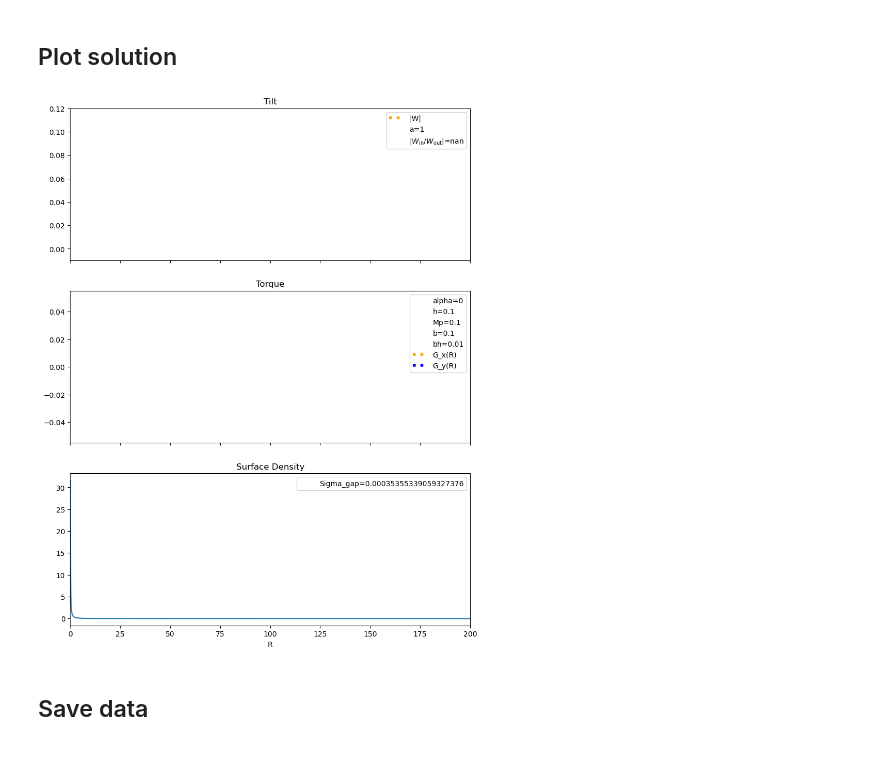
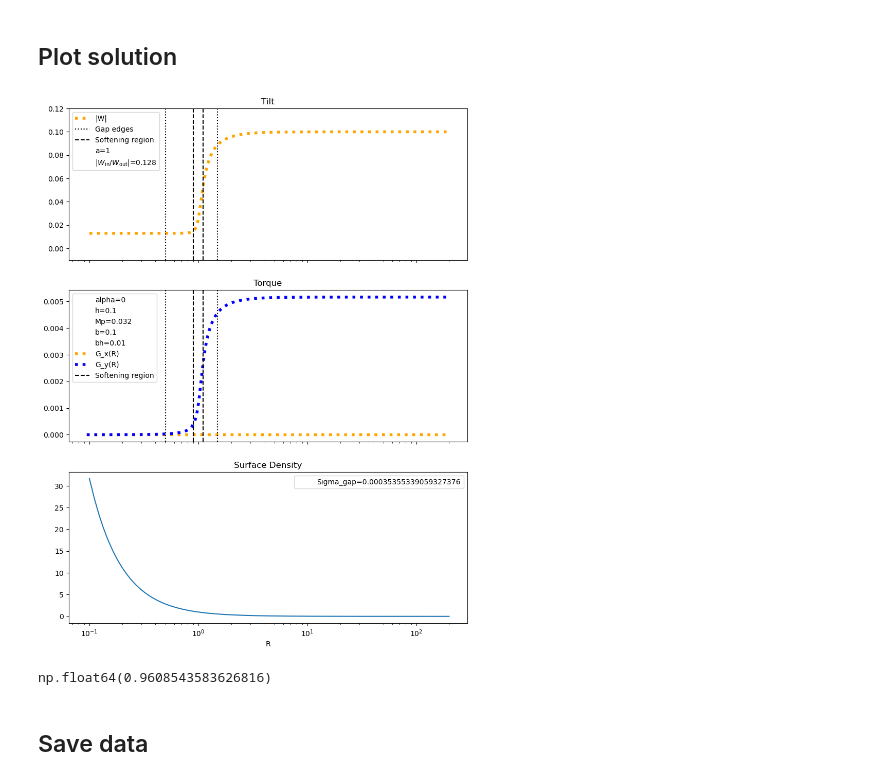
Before and after one commit to Jupiter1994/warped-disks, a Jupyter notebook: reduced-eqs-steady-state.ipynb, the cells around one changed output. Saved outputs shown, nothing was run; the diff lists cells and outputs as text; code cells hidden in the pictures.

Commit message:
recreated jeremy's figs 2,4

```diff
--- a/reduced-eqs-steady-state.ipynb
+++ b/reduced-eqs-steady-state.ipynb
@@ -37,13 +37,13 @@ cs = 0.1 # 0.02
 alpha = 0 # 0.01 # 0.019
 
 # planet parameters
-Mp, a = 1e-1, 1
+Mp, a = 3.2e-2, 1
 
 # toggle disk gap
 use_gap = False
-gap_depth = 100 # for a flat gap, this is Sigma_0/Sigma_gap
+gap_depth = 1e0 # for a flat gap, this is Sigma_0/Sigma_gap
 K, R_a, R_b, D_a, D_b = gap_depth, 0.5, 1.5, 0.05, 0.2
-use_Jeremys_profile = False # S * R**(-3/2), where S is different in or outside the gap
+use_Jeremys_profile = True # S * R**(-3/2), where S is different in or outside the gap
 
 # softening term in disk potential; reflects the disk's scale height
 eps = 0.1
@@ -474,9 +475,15 @@ def scaleHeight(Rs):
 
 # print("Courant condition: dt < ", DeltaR / max(cses))
 # %%
-R,Mp_temp, a_temp = np.asarray([.95, 1.04]), 0.003, 1
-print(OmegaK(R))
-print(Omega(R, Mp_temp, a_temp, use_gap=False))
-print(Kappa(R, Mp_temp, a_temp, use_gap=False))
-print(Omega_z(R, Mp_temp, a_temp, use_gap=False))
+R,Mp_temp, a_temp = np.asarray([.95, 1.04, 1.3]), 0.035, 1
+
+OK_sq = OmegaK(R)**2
+O_sq = Omega(R, Mp_temp, a_temp, use_gap=False)**2
+K_sq = Kappa(R, Mp_temp, a_temp, use_gap=False)**2
+Oz_sq = Omega_z(R, Mp_temp, a_temp, use_gap=False)**2
+
+print("Omega_K^2:", OK_sq)
+print("Omega^2:", O_sq)
+print("Kappa^2:", K_sq)
+print("Omega_z^2:", Oz_sq)
 # %% [output]
@@ -545,7 +562,7 @@ We start from the inner edge and integrate outward.
 # spatial domain
 Rmin = 0.1
 Rmax = 200
-DeltaR = .075 # 0.03
+DeltaR = .011 # 0.009
 num_Rs = (int) ((Rmax - Rmin) / DeltaR) + 1
 
 # stagger W and G in the R domain
@@ -610,6 +627,7 @@ Gs *= scaling
 DeltaWx = (Ws[-1].real-Ws[0].real) / Ws[-1].real
 DeltaWx = np.round(DeltaWx,3)
 
+
 # calculate ratio of W_in to W_out
 Win_div_Wout = np.abs(Ws[0] / Ws[-1])
 Win_div_Wout_rounded = np.round(Win_div_Wout,3)
@@ -712,40 +730,45 @@ if use_gap:
     axs[1].vlines([a-eps,a+eps], 0, 1, transform=axs[1].get_xaxis_transform(), \
                   color="black", linestyle="--", label="Softening region")
 
-axs[1].set_xlim(Rmin - 0.1, Rmax + 0.1)
+#axs[1].set_xlim(Rmin - 0.1, Rmax + 0.1)
 #axs[1].set_ylim(0, 1e-6)
 
 axs[1].legend()
 axs[1].set_title("Torque")
 
 Sigs = Sigmas(Rs_warp, use_gap)
 axs[2].plot(Rs_warp, Sigs)#, label="gapped")
 if load_ungapped_data:
     axs[2].plot(Rs_warp, Sigmas(Rs_warp,use_gap=False), label="ungapped")
 
+axs[2].set_xscale('log')
 axs[2].set_title("Surface Density")
 axs[2].set_xlabel("R")
 
 axs[2].scatter([],[], s=0, label=r"Sigma_gap=" + str(min(Sigs)))
 # if use_gap:
 #     axs[2].scatter([],[], s=0, label="K (gap depth)="+str(gap_depth))
 #     axs[2].scatter([],[], s=0, label="D_a="+str(D_a))
 #     axs[2].scatter([],[], s=0, label="D_b="+str(D_b))
 axs[2].legend()
 
 save_figs = False
 
 if save_figs:
     filepath = "Figures/integ-alpha=" + str(alpha) + \
     ",h=" + str(cs) + ",Mp=" + str(Mp) + ",eps=" +str(eps) +\
         ",Rmax=" + str(Rmax) + ",K=" + str(gap_depth) + "p=-1.5.png"
     # filepath = "Figures/integ-ctrl-K=" + str(gap_depth) + \
     #     "-no-disk-P.png"
     plt.savefig(filepath)
 
 plt.show()
 # %% [output]
-[figure, old version]
+[figure, new version]
+# %%
+Win_div_Wout
+# %% [output]
+np.float64(0.9608543583626816)
 # %% [markdown]
 ## Save data
 # %%
```
Also changed, not shown: parts of 7 cells of this notebook, 2 other files.
